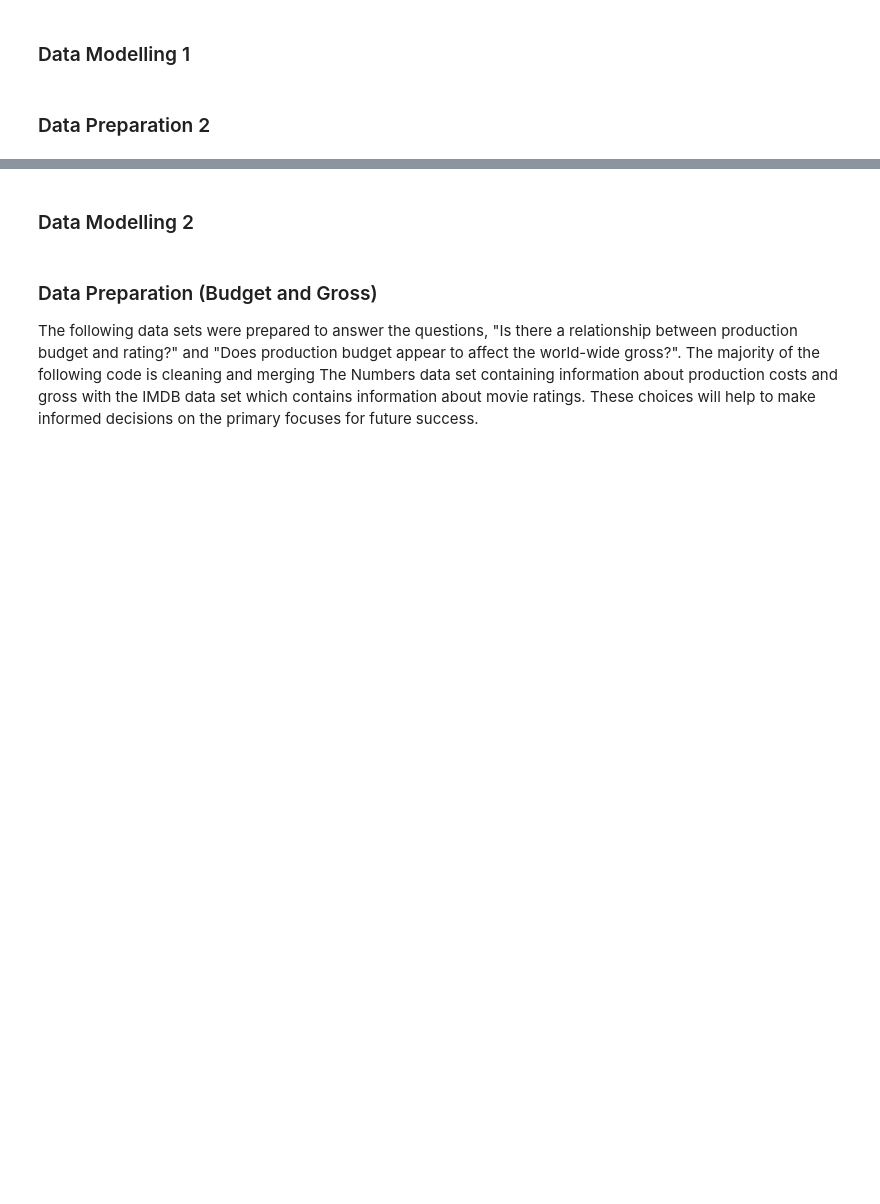
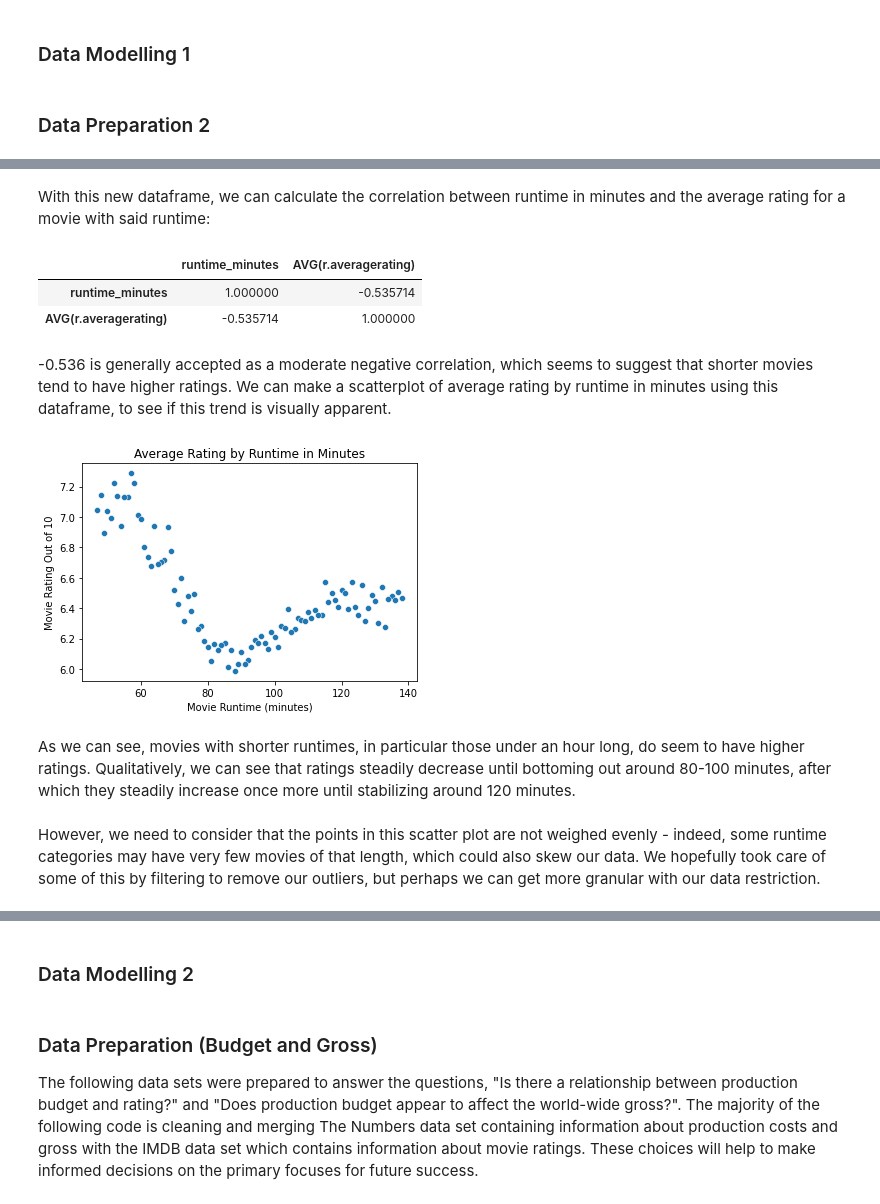
Before and after one commit to bmsienk/dsc-biz-phase1proj, a Jupyter notebook: BIZ_Phase1_Project_Notebook.ipynb, the cells around one changed output, grey strips where cells are left out. Cells and saved outputs as stored; diff of their text form; code cells hidden in the pictures; blank space fills up the shorter version.

```diff
--- a/BIZ_Phase1_Project_Notebook.ipynb
+++ b/BIZ_Phase1_Project_Notebook.ipynb
@@ -329,0 +399,10 @@ Analysis of average rating by genre shows Horror movies have the worst rating of
+# %%
+imdbdf_groupby_runtime = pd.read_sql("""
+SELECT b.runtime_minutes, AVG(r.averagerating)
+FROM movie_basics b
+JOIN movie_ratings r
+ON b.movie_id = r.movie_id
+WHERE b.runtime_minutes BETWEEN 46.5 AND 138.5
+GROUP BY b.runtime_minutes
+ORDER BY AVG(r.averagerating) DESC
+""", conn)
@@ -329,0 +430,22 @@ Analysis of average rating by genre shows Horror movies have the worst rating of
+# %% [markdown]
+With this new dataframe, we can calculate the correlation between runtime in minutes and the average rating for a movie with said runtime:
+# %%
+imdbdf_groupby_runtime.corr()
+# %% [output]
+|  | runtime_minutes | AVG(r.averagerating) |
+| runtime_minutes | 1.000000 | -0.535714 |
+| AVG(r.averagerating) | -0.535714 | 1.000000 |
+# %% [markdown]
+-0.536 is generally accepted as a moderate negative correlation, which seems to suggest that shorter movies tend to have higher ratings. We can make a scatterplot of average rating by runtime in minutes using this dataframe, to see if this trend is visually apparent.
+# %%
+ax = sns.scatterplot(x='runtime_minutes',
+                y='AVG(r.averagerating)',
+                data=imdbdf_groupby_runtime).set(title='Average Rating by Runtime in Minutes',
+                                                         xlabel = 'Movie Runtime (minutes)',
+                                                         ylabel = 'Movie Rating Out of 10')
+# %% [output]
+[figure, added]
+# %% [markdown]
+As we can see, movies with shorter runtimes, in particular those under an hour long, do seem to have higher ratings. Qualitatively, we can see that ratings steadily decrease until bottoming out around 80-100 minutes, after which they steadily increase once more until stabilizing around 120 minutes.
+# %% [markdown]
+However, we need to consider that the points in this scatter plot are not weighed evenly - indeed, some runtime categories may have very few movies of that length, which could also skew our data. We hopefully took care of some of this by filtering to remove our outliers, but perhaps we can get more granular with our data restriction.
```
Also changed, not shown: parts of 24 cells of this notebook, 1 other file.
